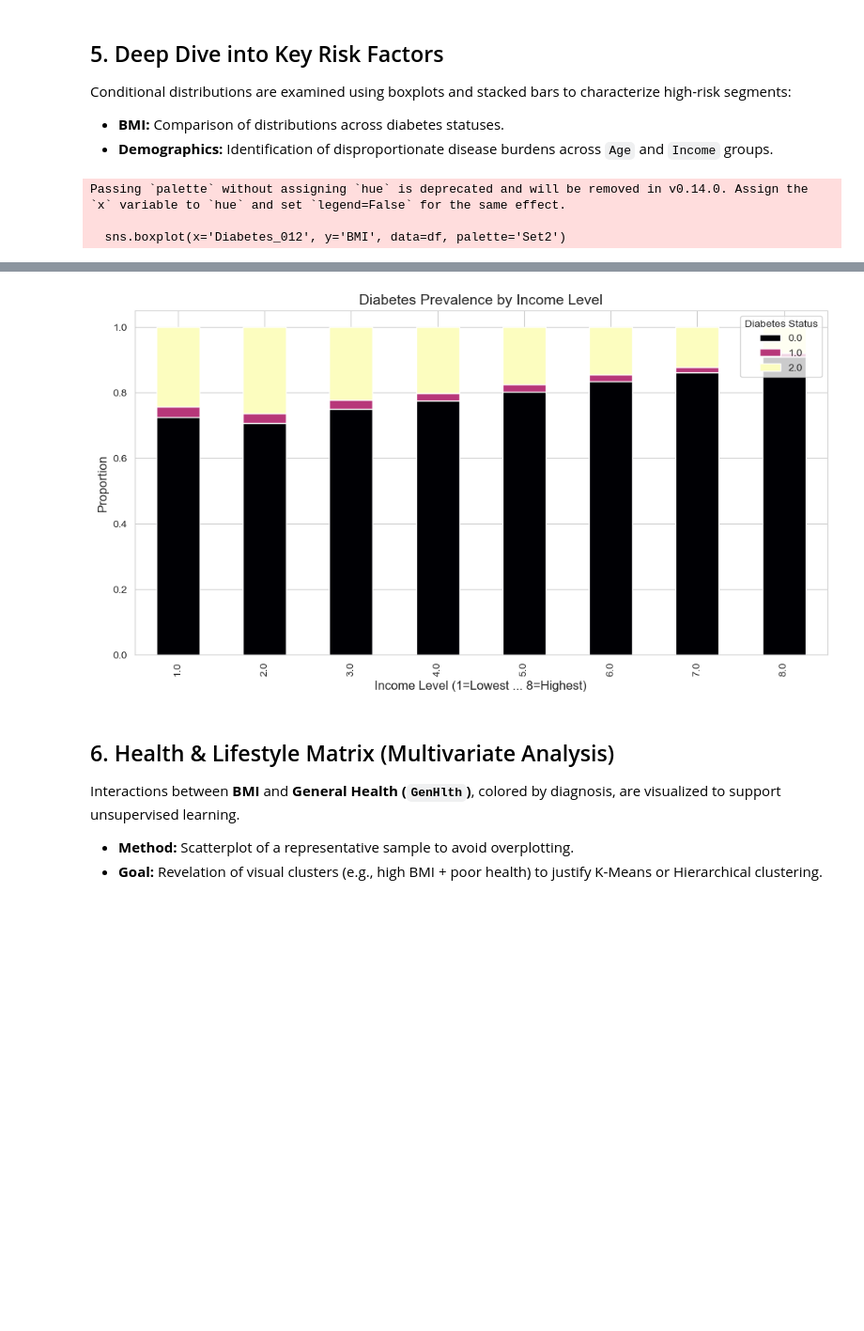
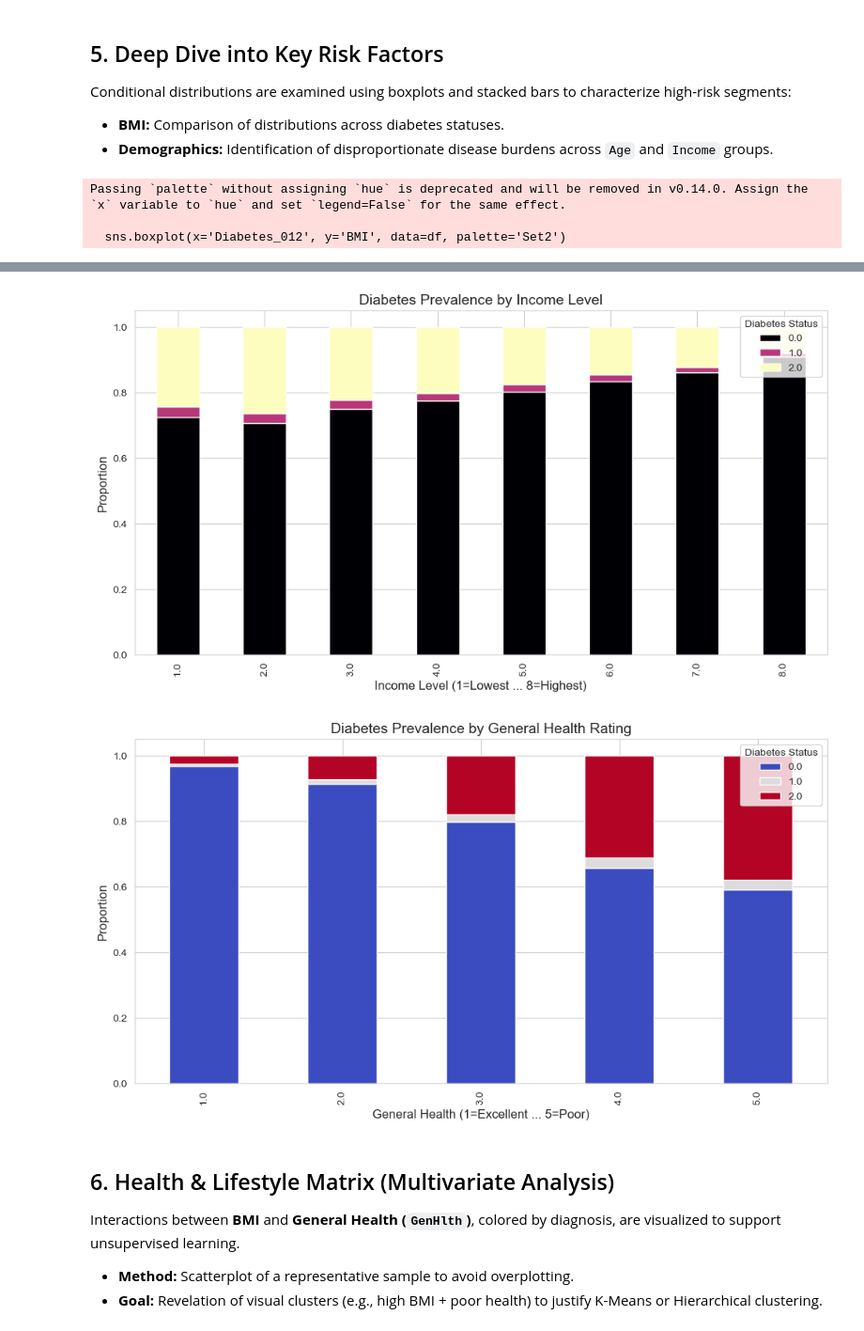
Before and after one commit to RoshanBM/FAIDM-Individual, a Jupyter notebook: diabetes-risk-analysis/notebooks/01_eda_and_prep.ipynb, the cells around one changed output, grey strips where cells are left out. Shown at 94% size. Cells and saved outputs as stored; diff of their text form; code cells hidden in the pictures; blank space fills up the shorter version.

```diff
--- a/diabetes-risk-analysis/notebooks/01_eda_and_prep.ipynb
+++ b/diabetes-risk-analysis/notebooks/01_eda_and_prep.ipynb
@@ -210,33 +210,43 @@ plt.figure(figsize=(10, 6))
 sns.boxplot(x='Diabetes_012', y='BMI', data=df, palette='Set2')
 plt.title('BMI Distribution by Diabetes Status', fontsize=14)
 plt.xlabel('Diabetes Status', fontsize=12)
 plt.ylabel('BMI', fontsize=12)
 plt.show()
 
 # 2. Age vs Diabetes (Stacked Bar)
 age_diabetes = pd.crosstab(df['Age'], df['Diabetes_012'], normalize='index')
 age_diabetes.plot(kind='bar', stacked=True, figsize=(12, 6), colormap='viridis')
 plt.title('Diabetes Prevalence by Age Group', fontsize=14)
 plt.xlabel('Age Group (1=18-24 ... 13=80+)', fontsize=12)
 plt.ylabel('Proportion', fontsize=12)
 plt.legend(title='Diabetes Status', loc='upper left', bbox_to_anchor=(1, 1))
 plt.show()
 
 # 3. Income vs Diabetes (Stacked Bar)
 income_diabetes = pd.crosstab(df['Income'], df['Diabetes_012'], normalize='index')
 income_diabetes.plot(kind='bar', stacked=True, figsize=(12, 6), colormap='magma')
 plt.title('Diabetes Prevalence by Income Level', fontsize=14)
 plt.xlabel('Income Level (1=Lowest ... 8=Highest)', fontsize=12)
 plt.ylabel('Proportion', fontsize=12)
 plt.legend(title='Diabetes Status', loc='upper right', bbox_to_anchor=(1, 1))
 plt.show()
+
+# 4. General Health vs Diabetes (Stacked Bar)
+genhlth_diabetes = pd.crosstab(df['GenHlth'], df['Diabetes_012'], normalize='index')
+genhlth_diabetes.plot(kind='bar', stacked=True, figsize=(12, 6), colormap='coolwarm')
+plt.title('Diabetes Prevalence by General Health Rating', fontsize=14)
+plt.xlabel('General Health (1=Excellent ... 5=Poor)', fontsize=12)
+plt.ylabel('Proportion', fontsize=12)
+plt.legend(title='Diabetes Status', loc='upper right', bbox_to_anchor=(1, 1))
+plt.show()
 # %% [output]
 Passing `palette` without assigning `hue` is deprecated and will be removed in v0.14.0. Assign the `x` variable to `hue` and set `legend=False` for the same effect.
 
   sns.boxplot(x='Diabetes_012', y='BMI', data=df, palette='Set2')
 [figure]
 [figure]
 [figure]
+[figure, added]
 # %% [markdown]
 ## 6. Health & Lifestyle Matrix (Multivariate Analysis)
 
```
Also changed, not shown: parts of 17 cells of this notebook, 3 other files.
